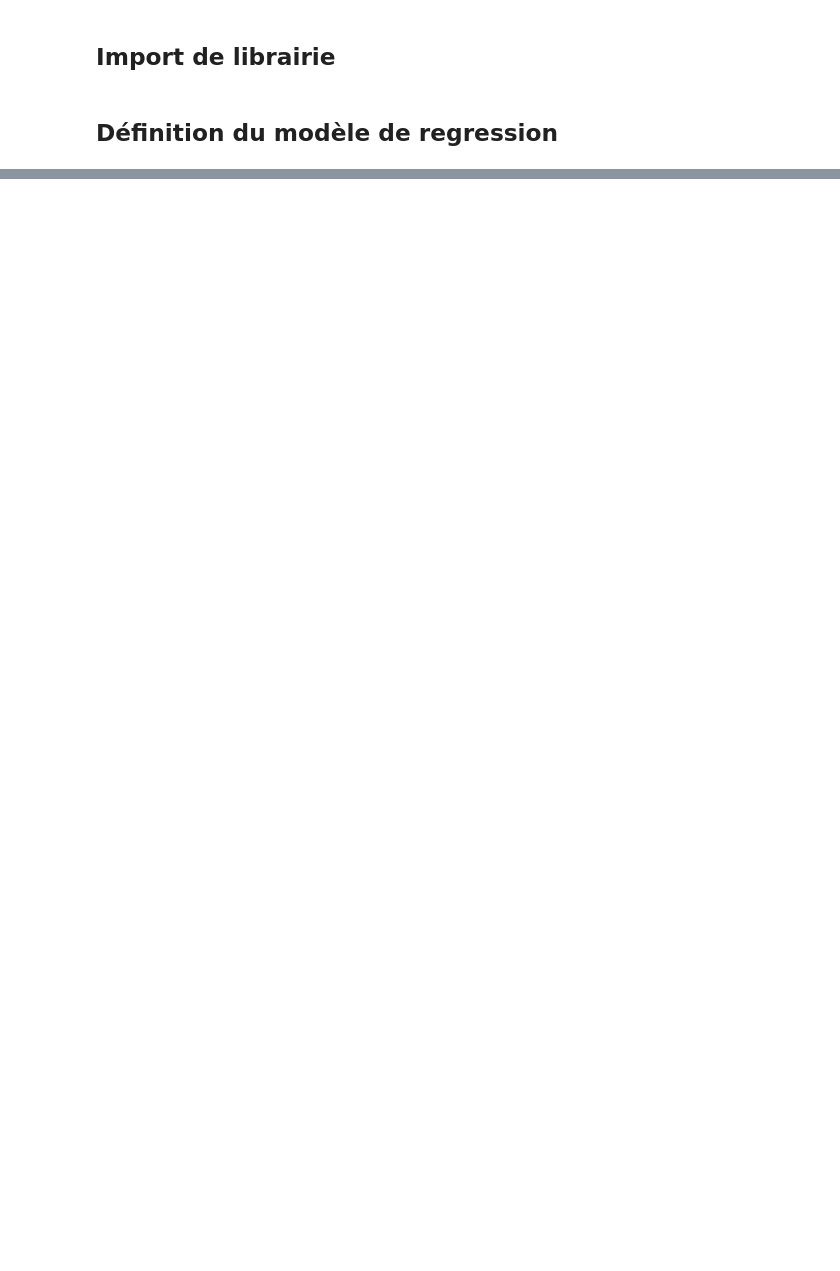
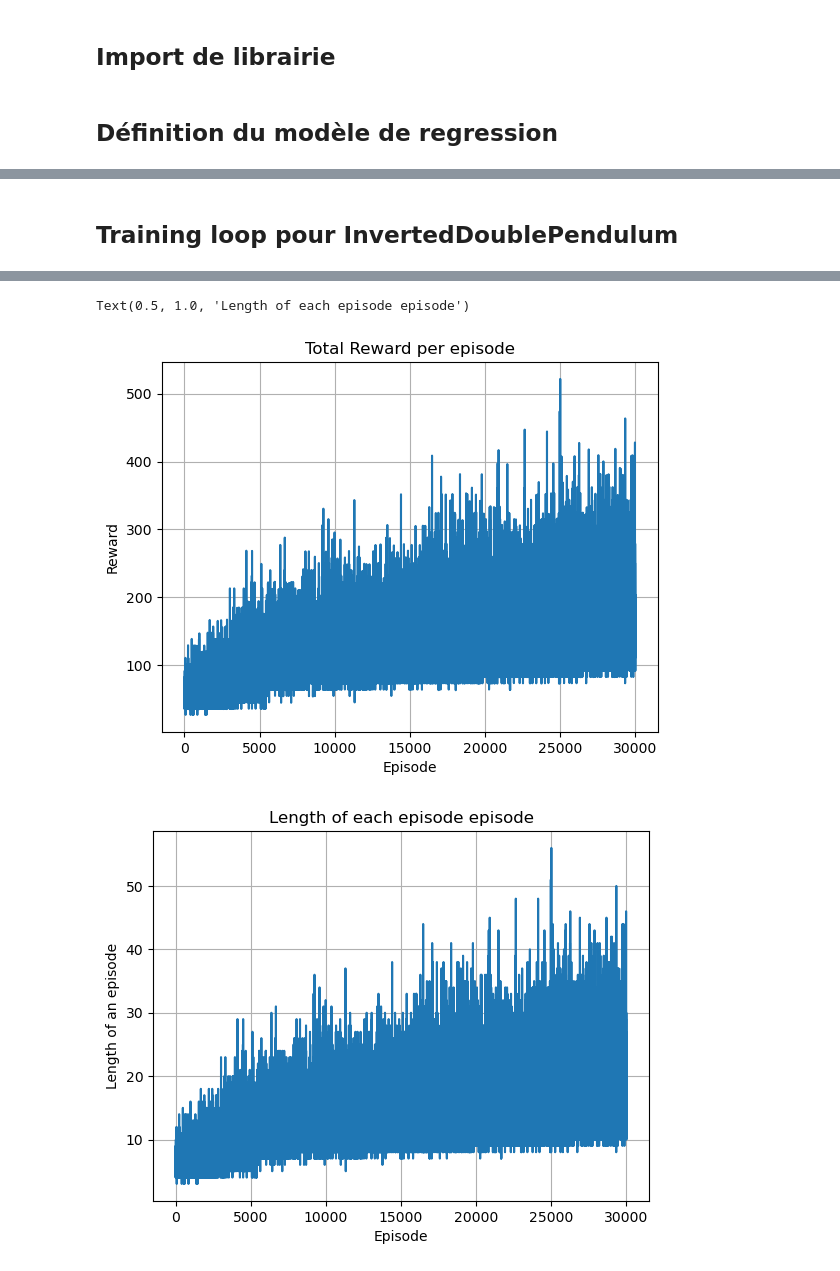
Before and after one commit to anoirault/SY23-projet, a Jupyter notebook: reinforce.ipynb, the cells around one changed output, grey strips where cells are left out. Drawn from its saved outputs; the diff is of its cells as text; code cells hidden in the pictures; blank space fills up the shorter version.

```diff
--- a/reinforce.ipynb
+++ b/reinforce.ipynb
@@ -76,8 +207,10 @@ def test_policy(env, policy, n):
+# %% [markdown]
+## Training loop pour InvertedDoublePendulum
 # %%
-nEpisode = 29000
-frequenceUpdate = 250
+nEpisode = 30000
+frequenceUpdate = 200
 
-gamma = .9
+gamma = .95
 
 env_name = "InvertedDoublePendulum-v4"
 
@@ -89,13 +222,14 @@ lenEpisode = []
 # %%
 env = gym.make(env_name)
 
-policy = Policy(inChannel=env.observation_space[0], lr=1e-3)
+policy = Policy(inChannel=env.observation_space.shape[0], lr=1e-3)
 # %%
 for episode in range(1, nEpisode+1):
     state, _ = env.reset()
     running = True
     l_reward = []
     l_p = []
+    avg_rewards = []
     t = 0
 
     while running:
@@ -108,11 +242,12 @@ for episode in range(1, nEpisode+1):
             l_reward.append(r)
             avg_reward.append(r)
         else:
-            l_reward.append(-1)
-            avg_reward.append(-1)
+            l_reward.append(r)
+            avg_reward.append(r)
 
     l_ps.append(l_p)
     l_rewards.append(l_reward)
+    avg_rewards.append(mean(l_reward))
     ttlRewardEpisode.append(sum(l_reward))
     lenEpisode.append(len(l_p))
 
@@ -126,14 +261,16 @@ for episode in range(1, nEpisode+1):
                 loss += -1*l_ps[n][t]*torch.sum(torch.tensor([l_rewards[n][t]*gamma**(t_prime-t) for t_prime in range(t, len(l_ps[n]))]))
 
         loss.backward()
-        policy.optimizer.step()
+        policy.opti.step()
 
-        if(episode%(frequenceUpdate*5)==0):
+        if(episode%(frequenceUpdate*10)==0):
             policy.scheduler.step()
         print(f"Episode : {episode}/{nEpisode} Average Reward : {mean(avg_rewards)}")
         l_ps = []
         l_rewards = []
         avg_rewards = []
+
+policy.reg.save(env_name=env_name)
 
 plt.figure()
 plt.plot(ttlRewardEpisode)
@@ -148,3 +285,4 @@ plt.grid()
 plt.xlabel("Episode")
 plt.ylabel("Length of an episode")
 plt.title("Length of each episode episode")
+# %% [output]
@@ -150,0 +306,3 @@ plt.title("Length of each episode episode")
+Text(0.5, 1.0, 'Length of each episode episode')
+[figure, added]
+[figure, added]
```
Also changed, not shown: parts of 11 cells of this notebook, 13 other files.
